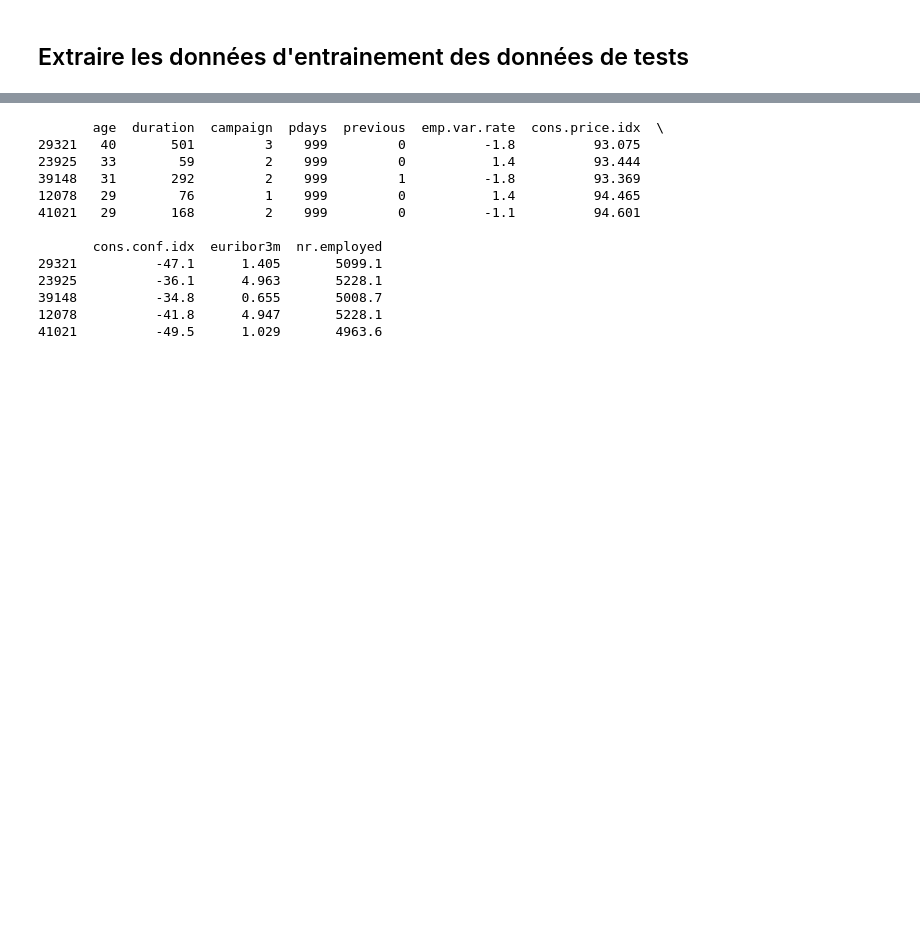
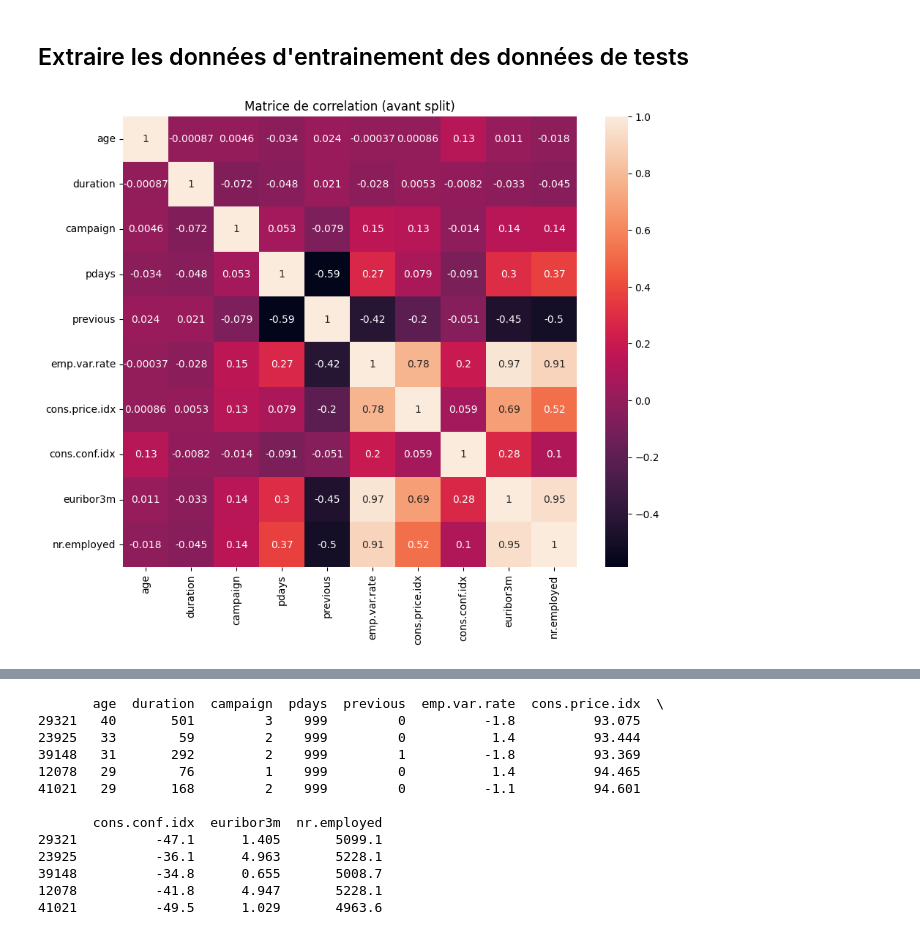
Before and after one commit to djamaliAliBahaBakar/bank-marketing, a Jupyter notebook: processing.ipynb, the cells around one changed output, grey strips where cells are left out. Cells and saved outputs as stored; diff of their text form; code cells hidden in the pictures; blank space fills up the shorter version.

```diff
--- a/processing.ipynb
+++ b/processing.ipynb
@@ -53,3 +69,13 @@ y                     str
 dtype: object
 # %% [markdown]
 ## Extraire les données d'entrainement des données de tests
+# %%
+# Visualisation
+num_total_cols = [col for col in bank_data.columns if bank_data[col].dtype in ['int64', 'float64']]
+cor_bank_data = bank_data[num_total_cols].corr()
+plt.figure(figsize=(10,8))
+sns.heatmap(cor_bank_data, annot=True)
+plt.title('Matrice de correlation (avant split)')
+plt.show()
+# %% [output]
+[figure, added]
```
Also changed, not shown: parts of 7 cells of this notebook.
